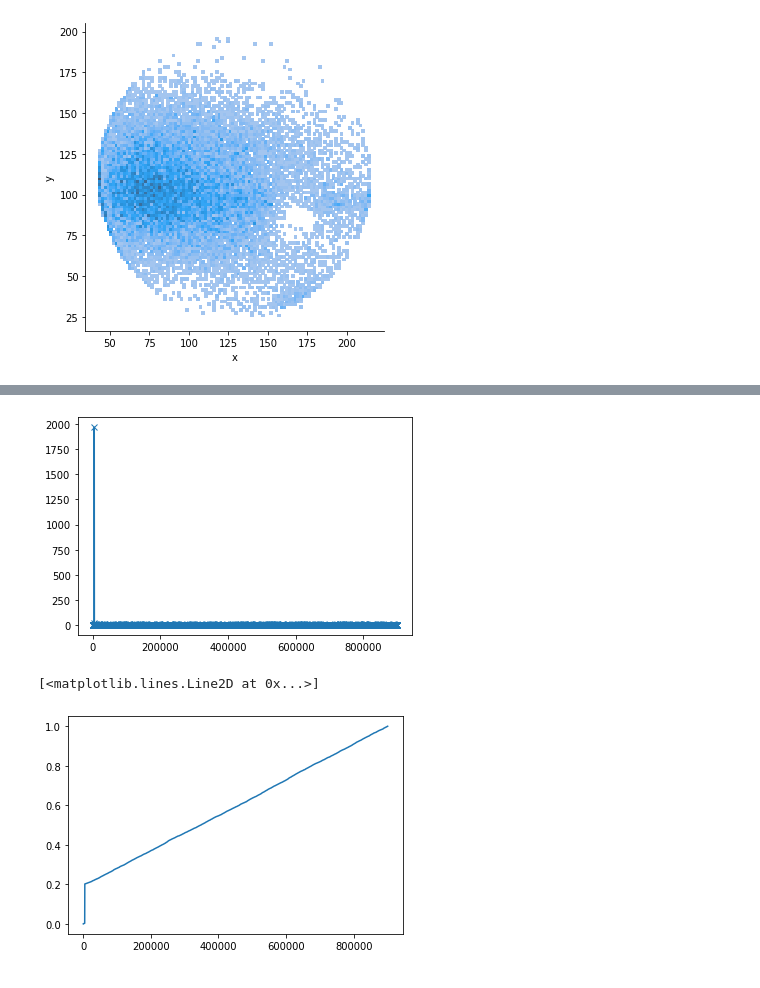
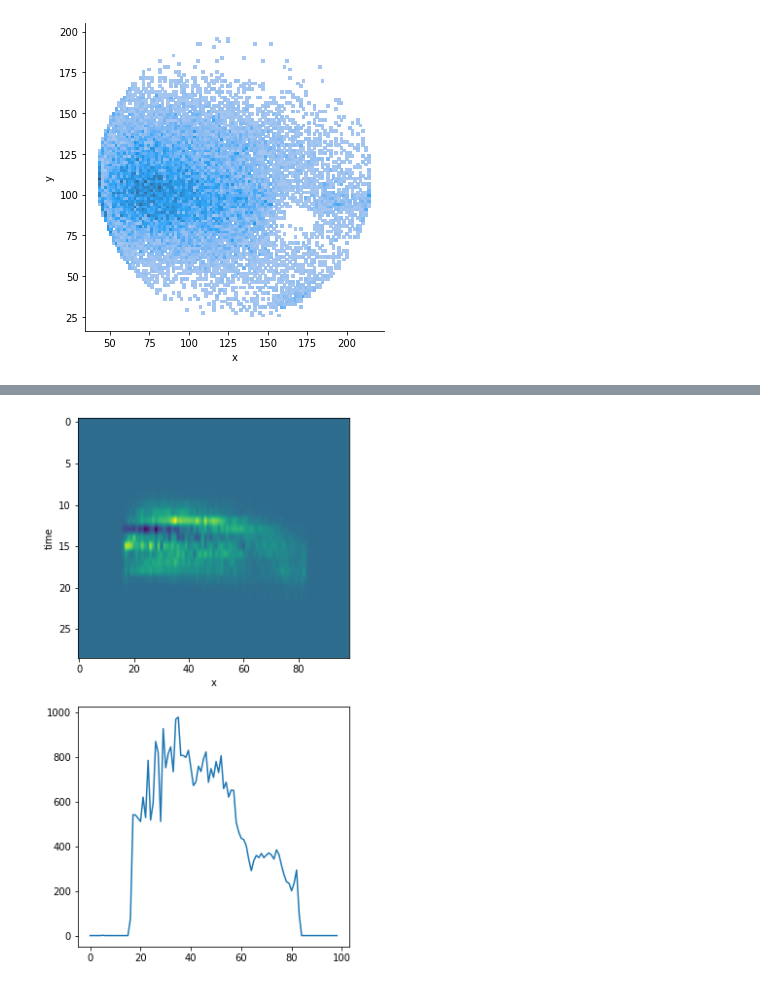
Before and after one commit to gmogol/Timepix, a Jupyter notebook: full_tpx_analysis.ipynb, the cells around one changed output, grey strips where cells are left out. Saved outputs shown, nothing was run; the diff lists cells and outputs as text; code cells hidden in the pictures.

```diff
--- a/full_tpx_analysis.ipynb
+++ b/full_tpx_analysis.ipynb
@@ -116,8 +125,3 @@ sns.displot(data=signal[signal['delta_t']*1e9<4795]-0*background[background['del
 # %% [output]
 <seaborn.axisgrid.FacetGrid at 0x...>
 [figure]
-# %%
-signal_th = signal[signal['delta_t']*1e9<4795]
-background_th = background[background['delta_t']*1e9<4795]
-signal_hist = np.histogram2d(signal_th['y'],signal_th['delta_t']*1e9,bins=(np.linspace(0,255,100),np.linspace(4780,4800,30)))
-background_hist = np.histogram2d(background_th['y'],background_th['delta_t']*1e9,bins=(np.linspace(0,255,100),np.linspace(4780,4800,30)))
@@ -234,9 +128,40 @@ plt.plot(x,np.cumsum(y)/np.cumsum(y)[-1])
-# %%
-x,y=line_hist(batches.delta_t,normalized=False,
-              bins=5000,
-         linestyle=None)
-plt.plot(x,np.cumsum(y)/np.cumsum(y)[-1])
-# %% [output]
-[figure, removed]
-[<matplotlib.lines.Line2D at 0x...>]
-[figure, removed]
+# %%
+signal_th = signal[(signal['delta_t']<4795 ) & (signal['delta_t']>4785) ]
+background_th = background[(background['delta_t']<4795 ) &( background['delta_t']>4785) ]
+# %%
+def to_plot_2dhist(var1,var2,bin1=None,bin2=None,signal_factor=1.25,full_output=False):
+    global signal_th,background_th
+    def choose_bins(var):
+        if var in ['x','y']:
+            bins = np.linspace(0,255,100)
+        if var == 'delta_t':
+            bins = np.linspace(4780,4800,30)
+        return bins
+
+    if bin1 is None:
+        bin1 = choose_bins(var1)
+    if bin2 is None:
+        bin2 = choose_bins(var2)
+
+    signal_hist = np.histogram2d(signal_th[var1],
+                                 signal_th[var2],
+                                 bins=(bin1,bin2))
+    background_hist = np.histogram2d(background_th[var1],
+                                     background_th[var2],
+                                     bins=(bin1,bin2))
+    if full_output:
+        return signal_factor*signal_hist[0]-background_hist[0], signal_factor[1:]
+    return signal_factor*signal_hist[0].T-background_hist[0].T
+# %%
+fig = plt.figure(figsize=(5,10))
+fig.add_subplot(211)
+plt.imshow(to_plot_2dhist('x','delta_t'),aspect='auto')
+plt.xlabel('x')
+plt.ylabel('time')
+
+fig.add_subplot(212)
+plt.plot(to_plot_2dhist('x','delta_t').sum(axis=0))
+
+plt.show()
+# %% [output]
+[figure, added]
```
Also changed, not shown: parts of 56 cells of this notebook, 1 other file.
